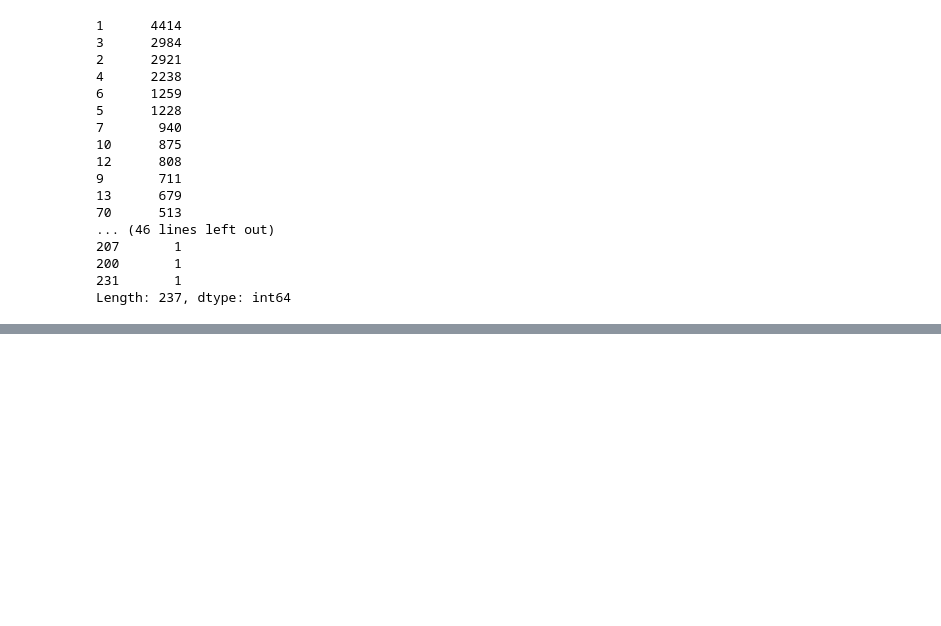
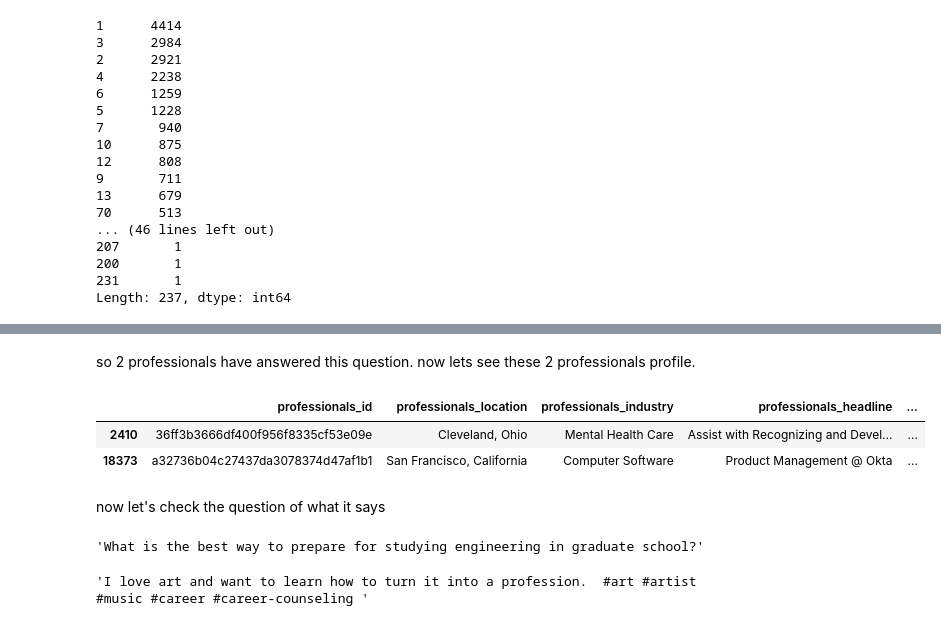
Before and after one commit to artisingh0913/CareerVillage-Recommender-System, a Jupyter notebook: Main.ipynb, the cells around one changed output, grey strips where cells are left out. Saved outputs shown, nothing was run; the diff lists cells and outputs as text; code cells hidden in the pictures; blank space fills up the shorter version.

```diff
--- a/Main.ipynb
+++ b/Main.ipynb
@@ -214,0 +288,3 @@ Length: 237, dtype: int64
+# %%
+# consider this question
+question = df_questions.loc[33]['questions_id']
@@ -214,0 +300,18 @@ Length: 237, dtype: int64
+# %% [markdown]
+so 2 professionals have answered this question. now lets see these 2 professionals profile.
+# %%
+df_professionals[df_professionals['professionals_id'].isin(professionals)]
+# %% [output]
+|  | professionals_id | professionals_location | professionals_industry | professionals_headline | ... |
+| 2410 | 36ff3b3666df400f956f8335cf53e09e | Cleveland, Ohio | Mental Health Care | Assist with Recognizing and Devel... | ... |
+| 18373 | a32736b04c27437da3078374d47af1b1 | San Francisco, California | Computer Software | Product Management @ Okta | ... |
+# %% [markdown]
+now let's check the question of what it says
+# %%
+df_questions.loc[33]['questions_title']
+# %% [output]
+'What is the best way to prepare for studying engineering in graduate school?'
+# %%
+df_questions.loc[36]['questions_body']
+# %% [output]
+'I love art and want to learn how to turn it into a profession.  #art #artist #music #career #career-counseling '
```
Also changed, not shown: parts of 46 cells of this notebook.
